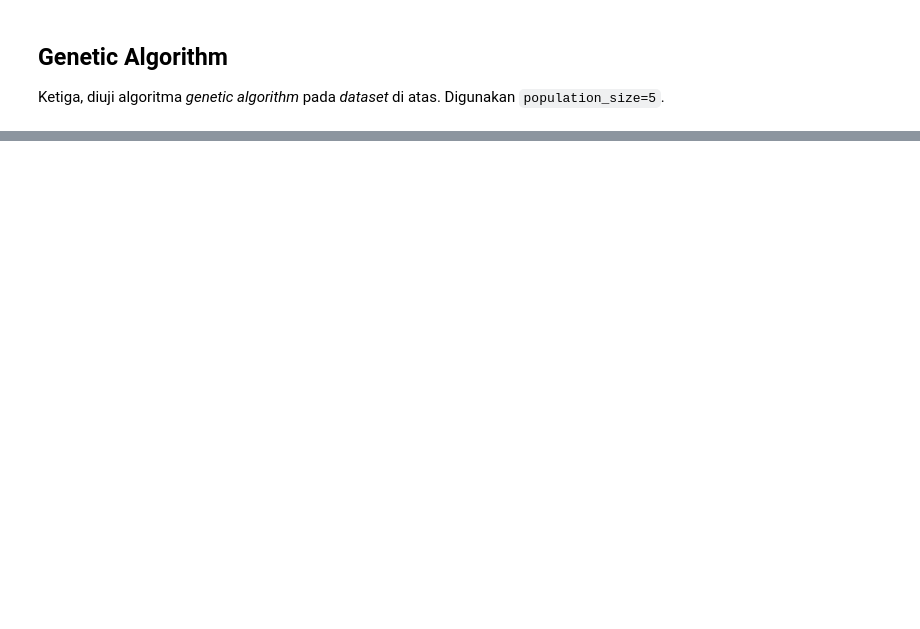
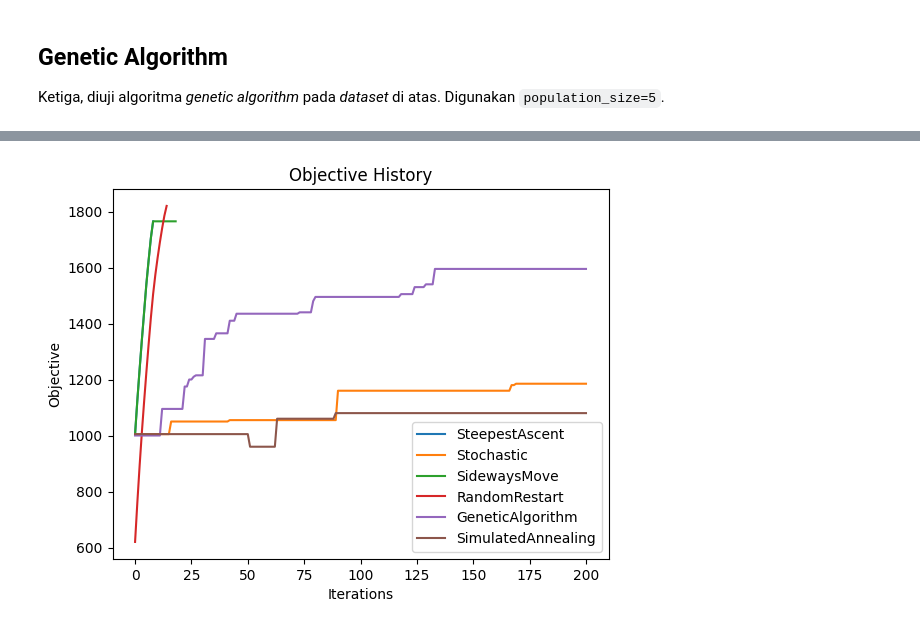
Before and after one commit to timoruslim/IF3170_G60_MoreArtificialThanIntelligence, a Jupyter notebook: output/comparison.ipynb, the cells around one changed output, grey strips where cells are left out. Drawn from its saved outputs; the diff is of its cells as text; code cells hidden in the pictures; blank space fills up the shorter version.

```diff
--- a/output/comparison.ipynb
+++ b/output/comparison.ipynb
@@ -177,7 +174,7 @@ schedule = RationalSchedule(100, 0.001)
 # %% [markdown]
 Berikut hasil algoritma *simulated annealing*.
 # %%
-simulated_annealing_solver = SimulatedAnnealing(objective, schedule=schedule)
+simulated_annealing_solver = SimulatedAnnealing(objective, schedule=schedule, max_iterations=max_iter)
 simulated_annealing_result = simulated_annealing_solver.solve(initial_state)
 
 results.append(simulated_annealing_result)
@@ -222,0 +224,6 @@ Probability History  : [10000 values]
+# %%
+print(f"{'Solver':<18} | {'Runtime (s)'} | {'Final Objective':<10}")
+print("-" * 50)
+
+for result in results:
+    print(f"{result.solver:<18} | {result.runtime:<11.3f} | {result.objective_history[-1]:<10}")
@@ -222,0 +239,11 @@ Probability History  : [10000 values]
+# %%
+for result in results:
+   plt.plot(result.objective_history, label=result.solver)
+
+plt.title('Objective History')
+plt.xlabel('Iterations')
+plt.ylabel('Objective')
+plt.legend()
+plt.show()
+# %% [output]
+[figure, added]
```
Also changed, not shown: parts of 10 cells of this notebook, 1 other file.
